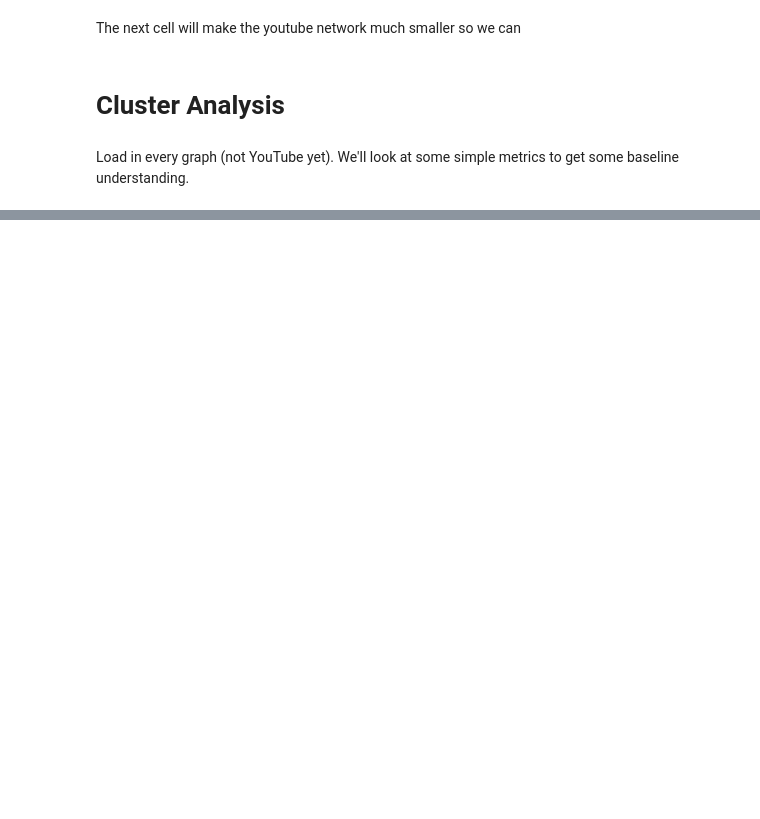
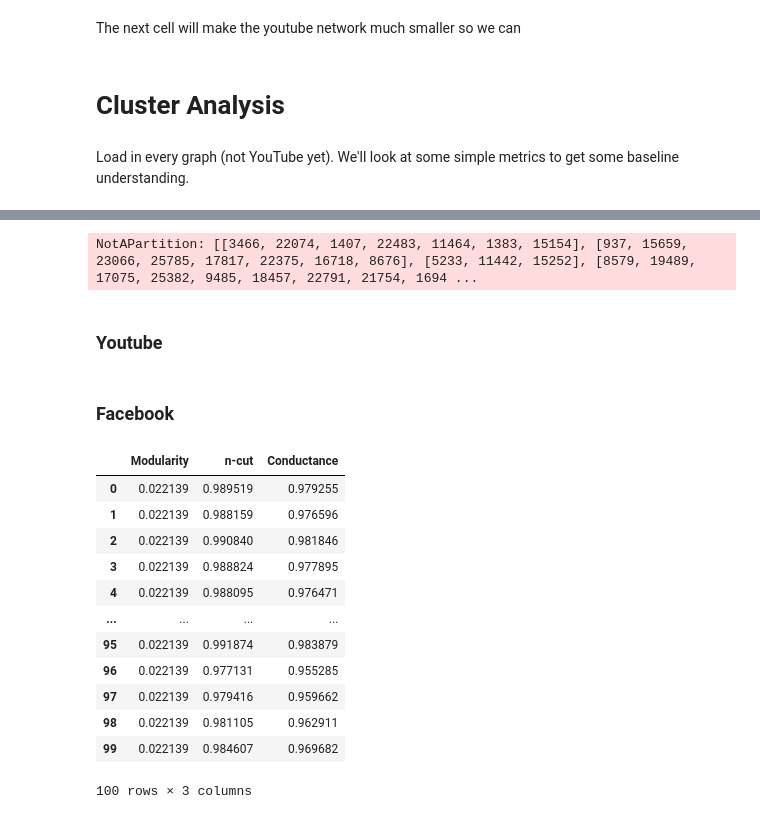
Before and after one commit to RSunderhaft/NetworkScience, a Jupyter notebook: networkScienceLab2.ipynb, the cells around one changed output, grey strips where cells are left out. Drawn from its saved outputs; the diff is of its cells as text; code cells hidden in the pictures; blank space fills up the shorter version.

```diff
--- a/networkScienceLab2.ipynb
+++ b/networkScienceLab2.ipynb
@@ -89,0 +132,6 @@ pd.DataFrame(results)
+# %%
+print_results(collabG, names[1], "metis") #this case does not work for some reason
+# %% [output]
+NotAPartition: [[3466, 22074, 1407, 22483, 11464, 1383, 15154], [937, 15659, 23066, 25785, 17817, 22375, 16718, 8676], [5233, 11442, 15252], [8579, 19489, 17075, 25382, 9485, 18457, 22791, 21754, 1694 ...
+# %% [markdown]
+### Youtube
@@ -89,0 +140,18 @@ pd.DataFrame(results)
+# %% [markdown]
+### Facebook
+# %%
+print_results(fbG, "facebook_combined", "mcl")
+# %% [output]
+|  | Modularity | n-cut | Conductance |
+| 0 | 0.022139 | 0.989519 | 0.979255 |
+| 1 | 0.022139 | 0.988159 | 0.976596 |
+| 2 | 0.022139 | 0.990840 | 0.981846 |
+| 3 | 0.022139 | 0.988824 | 0.977895 |
+| 4 | 0.022139 | 0.988095 | 0.976471 |
+| ... | ... | ... | ... |
+| 95 | 0.022139 | 0.991874 | 0.983879 |
+| 96 | 0.022139 | 0.977131 | 0.955285 |
+| 97 | 0.022139 | 0.979416 | 0.959662 |
+| 98 | 0.022139 | 0.981105 | 0.962911 |
+| 99 | 0.022139 | 0.984607 | 0.969682 |
+100 rows × 3 columns
```
Also changed, not shown: parts of 18 cells of this notebook, 6 other files.
